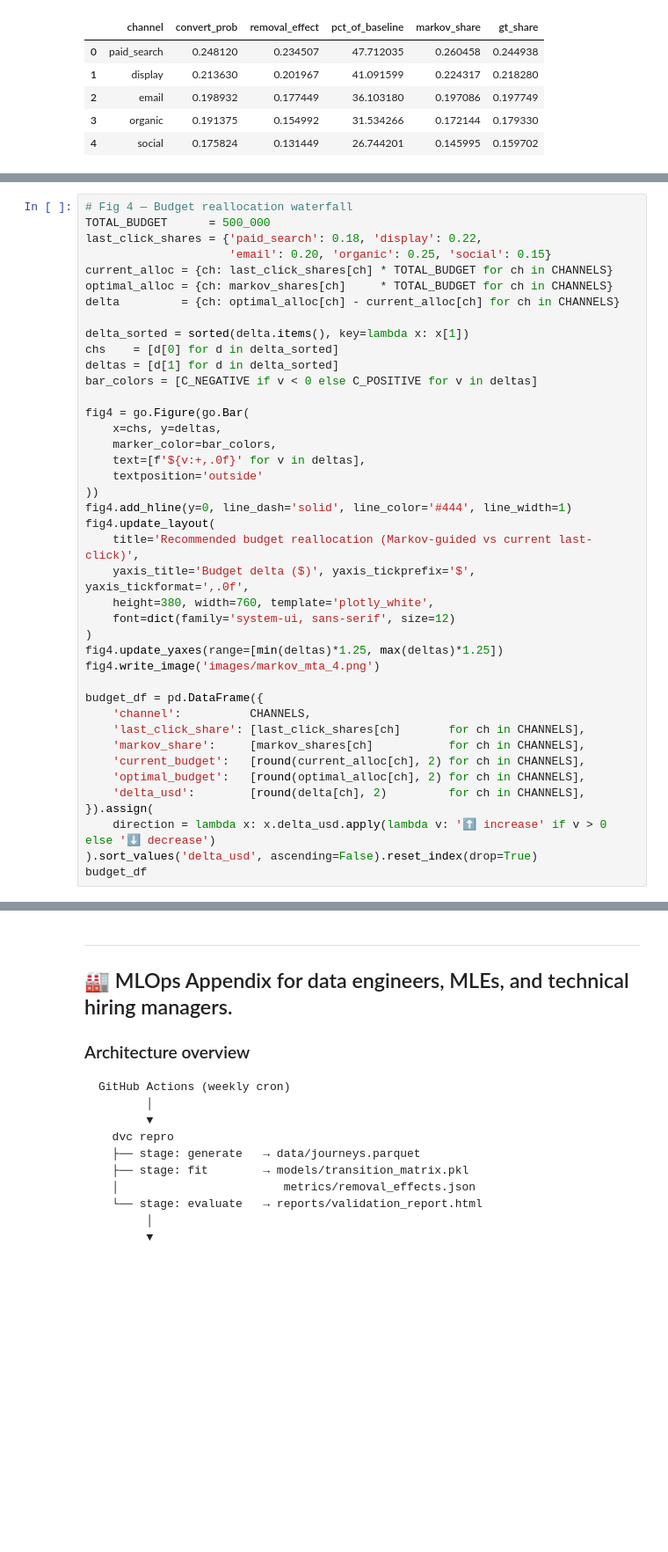
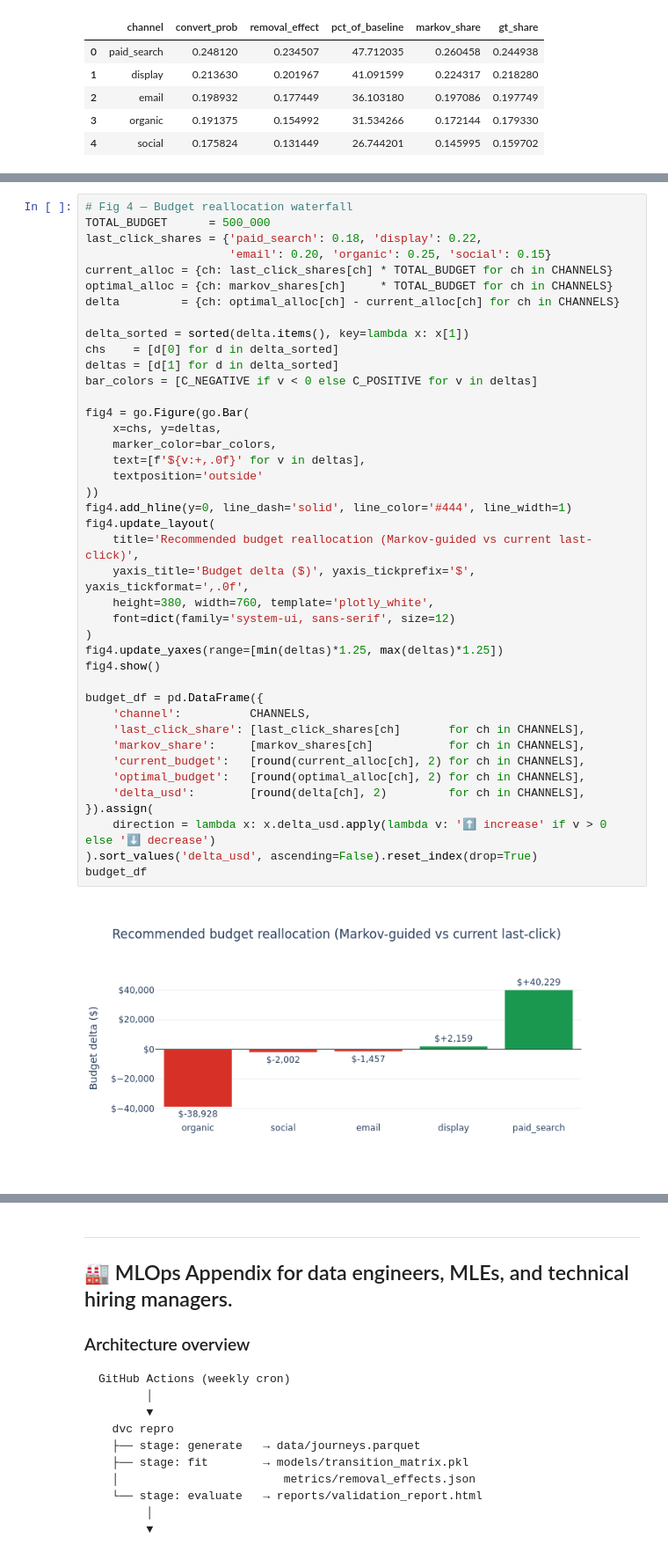
Before and after one commit to stepanaromanov/python_for_marketing_research_and_analytics, a Jupyter notebook: 01_markov_mta/01_markov_chain_mta.ipynb, the cells around one changed output, grey strips where cells are left out. Shown at 88% size. Drawn from its saved outputs; the diff is of its cells as text; blank space fills up the shorter version.

```diff
--- a/01_markov_mta/01_markov_chain_mta.ipynb
+++ b/01_markov_mta/01_markov_chain_mta.ipynb
@@ -848,34 +849,35 @@ chs    = [d[0] for d in delta_sorted]
 deltas = [d[1] for d in delta_sorted]
 bar_colors = [C_NEGATIVE if v < 0 else C_POSITIVE for v in deltas]
 
 fig4 = go.Figure(go.Bar(
     x=chs, y=deltas,
     marker_color=bar_colors,
     text=[f'${v:+,.0f}' for v in deltas],
     textposition='outside'
 ))
 fig4.add_hline(y=0, line_dash='solid', line_color='#444', line_width=1)
 fig4.update_layout(
     title='Recommended budget reallocation (Markov-guided vs current last-click)',
     yaxis_title='Budget delta ($)', yaxis_tickprefix='$', yaxis_tickformat=',.0f',
     height=380, width=760, template='plotly_white',
     font=dict(family='system-ui, sans-serif', size=12)
 )
 fig4.update_yaxes(range=[min(deltas)*1.25, max(deltas)*1.25])
-fig4.write_image('images/markov_mta_4.png')
+fig4.show()
 
 budget_df = pd.DataFrame({
     'channel':          CHANNELS,
     'last_click_share': [last_click_shares[ch]       for ch in CHANNELS],
     'markov_share':     [markov_shares[ch]           for ch in CHANNELS],
     'current_budget':   [round(current_alloc[ch], 2) for ch in CHANNELS],
     'optimal_budget':   [round(optimal_alloc[ch], 2) for ch in CHANNELS],
     'delta_usd':        [round(delta[ch], 2)         for ch in CHANNELS],
 }).assign(
     direction = lambda x: x.delta_usd.apply(lambda v: '⬆ increase' if v > 0 else '⬇ decrease')
 ).sort_values('delta_usd', ascending=False).reset_index(drop=True)
 budget_df
 # %% [output]
+[figure, added]
 |  | channel | last_click_share | markov_share | current_budget | optimal_budget | delta_usd | direction |
 | 0 | paid_search | 0.18 | 0.260458 | 90000.0 | 130228.90 | 40228.90 | ⬆ increase |
 | 1 | display | 0.22 | 0.224317 | 110000.0 | 112158.57 | 2158.57 | ⬆ increase |
```
Also changed, not shown: parts of 9 cells of this notebook, 56 other files.
